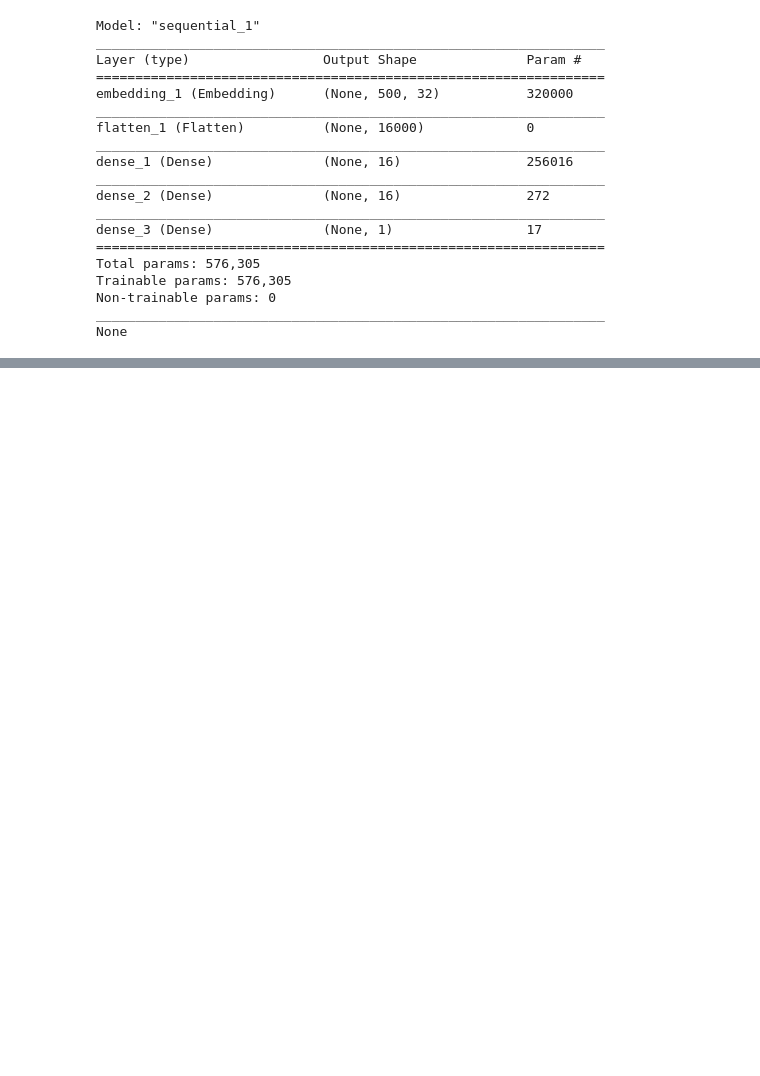
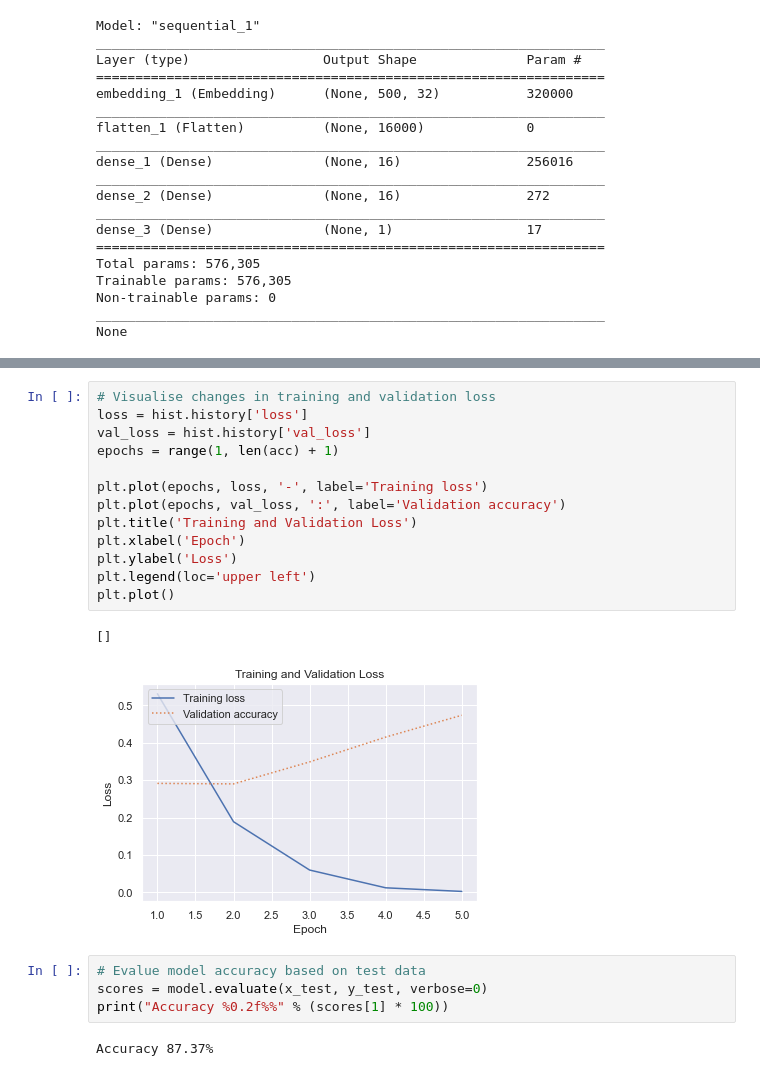
Before and after one commit to ryanachten/AzureDataScience, a Jupyter notebook: Keras/kerasnotebook.ipynb, the cells around one changed output, grey strips where cells are left out. Drawn from its saved outputs; the diff is of its cells as text; blank space fills up the shorter version.

Commit message:
Add keras accuracy metrics and prediction func

```diff
--- a/Keras/kerasnotebook.ipynb
+++ b/Keras/kerasnotebook.ipynb
@@ -138,0 +139,22 @@ plt.plot()
+# %%
+# Visualise changes in training and validation loss
+loss = hist.history['loss']
+val_loss = hist.history['val_loss']
+epochs = range(1, len(acc) + 1)
+
+plt.plot(epochs, loss, '-', label='Training loss')
+plt.plot(epochs, val_loss, ':', label='Validation accuracy')
+plt.title('Training and Validation Loss')
+plt.xlabel('Epoch')
+plt.ylabel('Loss')
+plt.legend(loc='upper left')
+plt.plot()
+# %% [output]
+[]
+[figure, added]
+# %%
+# Evalue model accuracy based on test data
+scores = model.evaluate(x_test, y_test, verbose=0)
+print("Accuracy %0.2f%%" % (scores[1] * 100))
+# %% [output]
+Accuracy 87.37%
```
Also changed, not shown: parts of 5 cells of this notebook.
